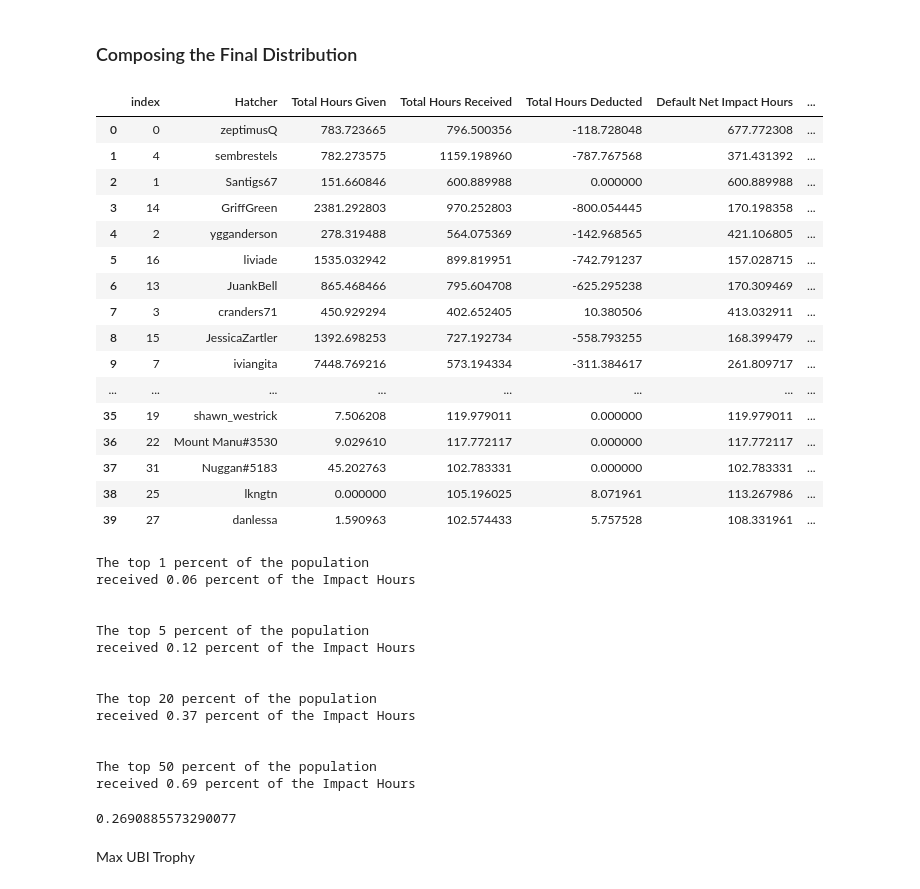
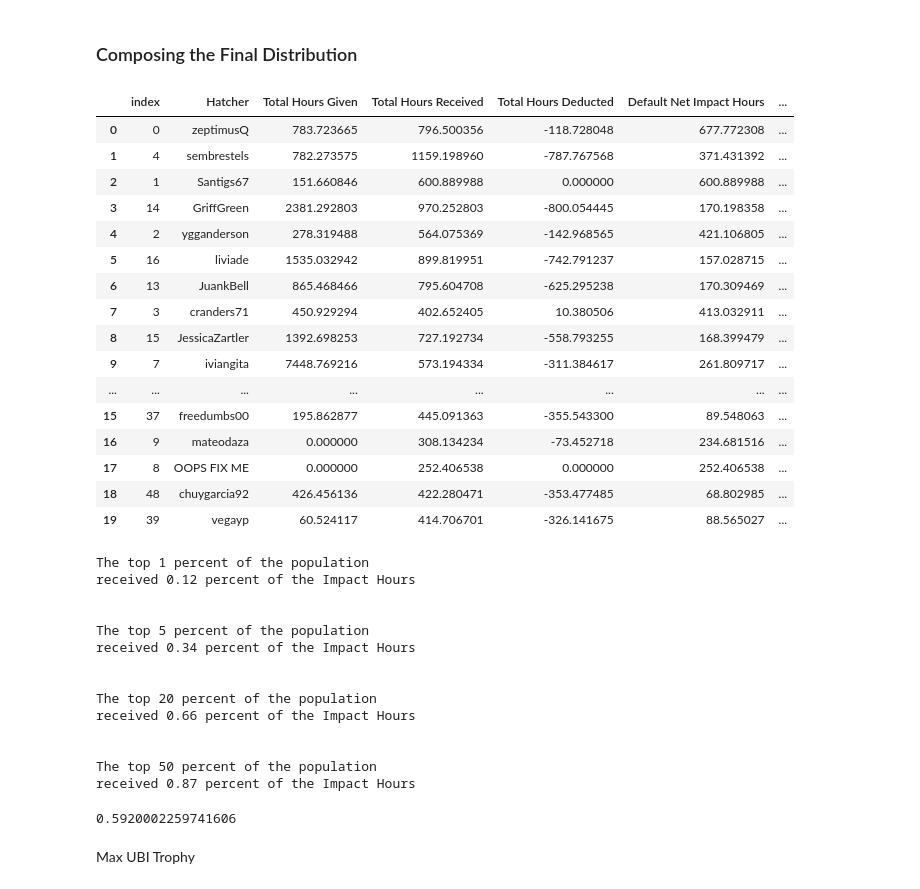
Before and after one commit to CommonsBuild/IH-intervention, a Jupyter notebook: YGG/4-proposal.ipynb, the cells around one changed output. Cells and saved outputs as stored; diff of their text form; code cells hidden in the pictures.

```diff
--- a/YGG/4-proposal.ipynb
+++ b/YGG/4-proposal.ipynb
@@ -65,26 +65,26 @@ augmentation['Augmented Impact Hours'] = augmentation['Default Net Impact Hours'
 augmentation['Final Distribution'] = augmentation['Augmented Impact Hours'] / augmentation['Augmented Impact Hours'].sum()
 augmentation['Diff'] = augmentation['Final Distribution'] - augmentation['Initial Distribution']
 # %%
-augmentation = augmentation.sort_values("Final Distribution", ascending=False).head(40).reset_index()
-augmentation
+augmentation = augmentation.sort_values("Final Distribution", ascending=False).reset_index()
+augmentation.head(20)
 # %% [output]
 |  | index | Hatcher | Total Hours Given | Total Hours Received | Total Hours Deducted | Default Net Impact Hours | ... |
 | 0 | 0 | zeptimusQ | 783.723665 | 796.500356 | -118.728048 | 677.772308 | ... |
 | 1 | 4 | sembrestels | 782.273575 | 1159.198960 | -787.767568 | 371.431392 | ... |
 | 2 | 1 | Santigs67 | 151.660846 | 600.889988 | 0.000000 | 600.889988 | ... |
 | 3 | 14 | GriffGreen | 2381.292803 | 970.252803 | -800.054445 | 170.198358 | ... |
 | 4 | 2 | ygganderson | 278.319488 | 564.075369 | -142.968565 | 421.106805 | ... |
 | 5 | 16 | liviade | 1535.032942 | 899.819951 | -742.791237 | 157.028715 | ... |
 | 6 | 13 | JuankBell | 865.468466 | 795.604708 | -625.295238 | 170.309469 | ... |
 | 7 | 3 | cranders71 | 450.929294 | 402.652405 | 10.380506 | 413.032911 | ... |
 | 8 | 15 | JessicaZartler | 1392.698253 | 727.192734 | -558.793255 | 168.399479 | ... |
 | 9 | 7 | iviangita | 7448.769216 | 573.194334 | -311.384617 | 261.809717 | ... |
 | ... | ... | ... | ... | ... | ... | ... | ... |
-| 35 | 19 | shawn_westrick | 7.506208 | 119.979011 | 0.000000 | 119.979011 | ... |
-| 36 | 22 | Mount Manu#3530 | 9.029610 | 117.772117 | 0.000000 | 117.772117 | ... |
-| 37 | 31 | Nuggan#5183 | 45.202763 | 102.783331 | 0.000000 | 102.783331 | ... |
-| 38 | 25 | lkngtn | 0.000000 | 105.196025 | 8.071961 | 113.267986 | ... |
-| 39 | 27 | danlessa | 1.590963 | 102.574433 | 5.757528 | 108.331961 | ... |
+| 15 | 37 | freedumbs00 | 195.862877 | 445.091363 | -355.543300 | 89.548063 | ... |
+| 16 | 9 | mateodaza | 0.000000 | 308.134234 | -73.452718 | 234.681516 | ... |
+| 17 | 8 | OOPS FIX ME | 0.000000 | 252.406538 | 0.000000 | 252.406538 | ... |
+| 18 | 48 | chuygarcia92 | 426.456136 | 422.280471 | -353.477485 | 68.802985 | ... |
+| 19 | 39 | vegayp | 60.524117 | 414.706701 | -326.141675 | 88.565027 | ... |
 # %%
 import numpy as np
 # %%
@@ -101,19 +101,19 @@ for p in [99, 95, 80, 50]:
     print("received {:0.2f} percent of the Impact Hours \n \n".format(resources_percentage(p, augmentation, 'Augmented Impact Hours')))
 # %% [output]
 The top 1 percent of the population
-received 0.06 percent of the Impact Hours
+received 0.12 percent of the Impact Hours
 
 
 The top 5 percent of the population
-received 0.12 percent of the Impact Hours
+received 0.34 percent of the Impact Hours
 
 
 The top 20 percent of the population
-received 0.37 percent of the Impact Hours
+received 0.66 percent of the Impact Hours
 
 
 The top 50 percent of the population
-received 0.69 percent of the Impact Hours
+received 0.87 percent of the Impact Hours
 # %%
 def gini_coefficient(x):
     n = len(x)
@@ -125,4 +125,4 @@ def gini_coefficient(x):
 # %%
 gini_coefficient(augmentation['Augmented Impact Hours'])
 # %% [output]
-0.2690885573290077
+0.5920002259741606
```
Also changed, not shown: parts of 3 cells of this notebook, 2 other files.
